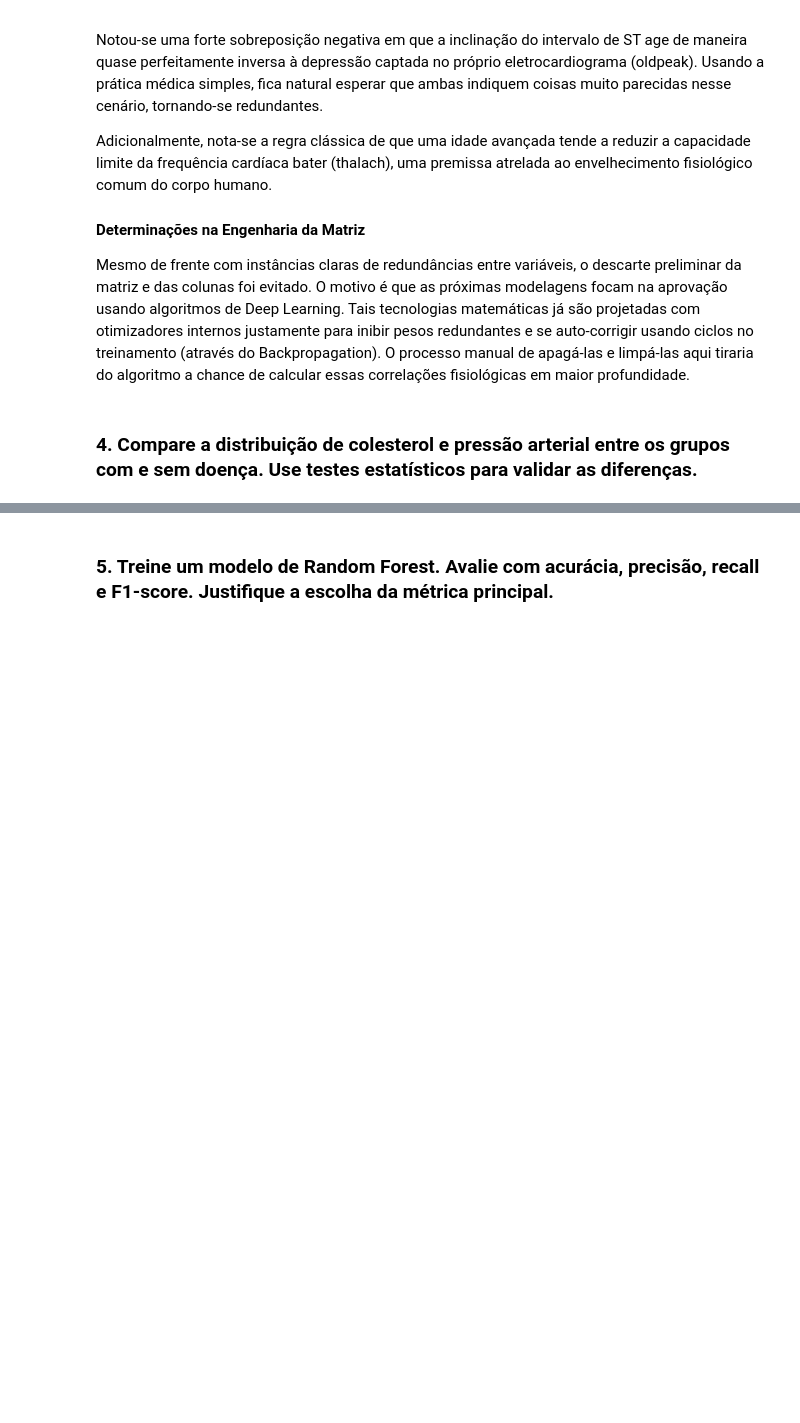
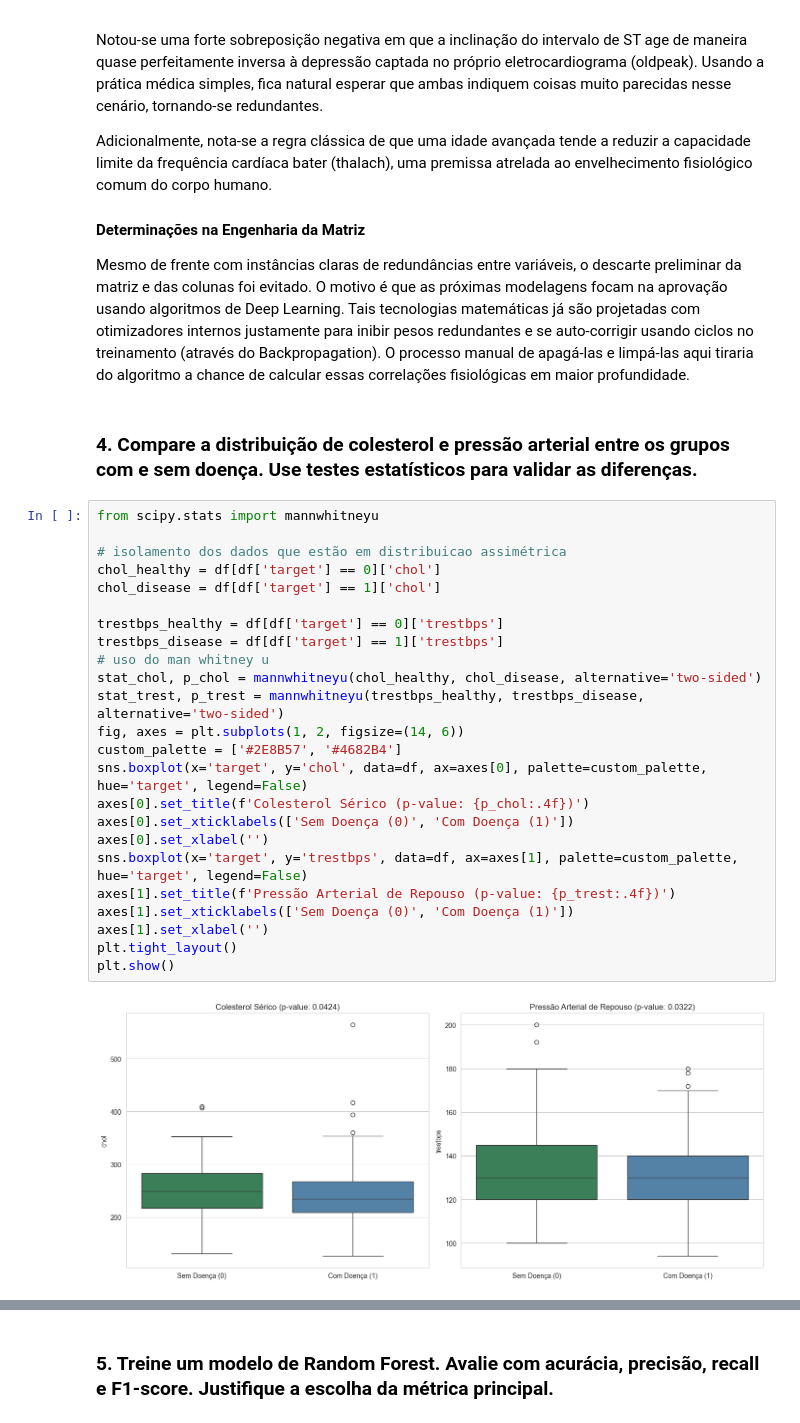
Before and after one commit to ArtyMend07/cis-ieee, a Jupyter notebook: notebooks/Artur_Arruda_solution.ipynb, the cells around one changed output, grey strips where cells are left out. Drawn from its saved outputs; the diff is of its cells as text; blank space fills up the shorter version.

```diff
--- a/notebooks/Artur_Arruda_solution.ipynb
+++ b/notebooks/Artur_Arruda_solution.ipynb
@@ -114,3 +114,29 @@ Adicionalmente, nota-se a regra clássica de que uma idade avançada tende a red
 Mesmo de frente com instâncias claras de redundâncias entre variáveis, o descarte preliminar da matriz e das colunas foi evitado. O motivo é que as próximas modelagens focam na aprovação usando algoritmos de Deep Learning. Tais tecnologias matemáticas já são projetadas com otimizadores internos justamente para inibir pesos redundantes e se auto-corrigir usando ciclos no treinamento (através do Backpropagation). O processo manual de apagá-las e limpá-las aqui tiraria do algoritmo a chance de calcular essas correlações fisiológicas em maior profundidade.
 # %% [markdown]
 ### 4. Compare a distribuição de colesterol e pressão arterial entre os grupos com e sem doença. Use testes estatísticos para validar as diferenças.
+# %%
+from scipy.stats import mannwhitneyu
+
+# isolamento dos dados que estão em distribuicao assimétrica
+chol_healthy = df[df['target'] == 0]['chol']
+chol_disease = df[df['target'] == 1]['chol']
+
+trestbps_healthy = df[df['target'] == 0]['trestbps']
+trestbps_disease = df[df['target'] == 1]['trestbps']
+# uso do man whitney u
+stat_chol, p_chol = mannwhitneyu(chol_healthy, chol_disease, alternative='two-sided')
+stat_trest, p_trest = mannwhitneyu(trestbps_healthy, trestbps_disease, alternative='two-sided')
+fig, axes = plt.subplots(1, 2, figsize=(14, 6))
+custom_palette = ['#2E8B57', '#4682B4']
+sns.boxplot(x='target', y='chol', data=df, ax=axes[0], palette=custom_palette, hue='target', legend=False)
+axes[0].set_title(f'Colesterol Sérico (p-value: {p_chol:.4f})')
+axes[0].set_xticklabels(['Sem Doença (0)', 'Com Doença (1)'])
+axes[0].set_xlabel('')
+sns.boxplot(x='target', y='trestbps', data=df, ax=axes[1], palette=custom_palette, hue='target', legend=False)
+axes[1].set_title(f'Pressão Arterial de Repouso (p-value: {p_trest:.4f})')
+axes[1].set_xticklabels(['Sem Doença (0)', 'Com Doença (1)'])
+axes[1].set_xlabel('')
+plt.tight_layout()
+plt.show()
+# %% [output]
+[figure, added]
```
Also changed, not shown: parts of 1 cell of this notebook.
